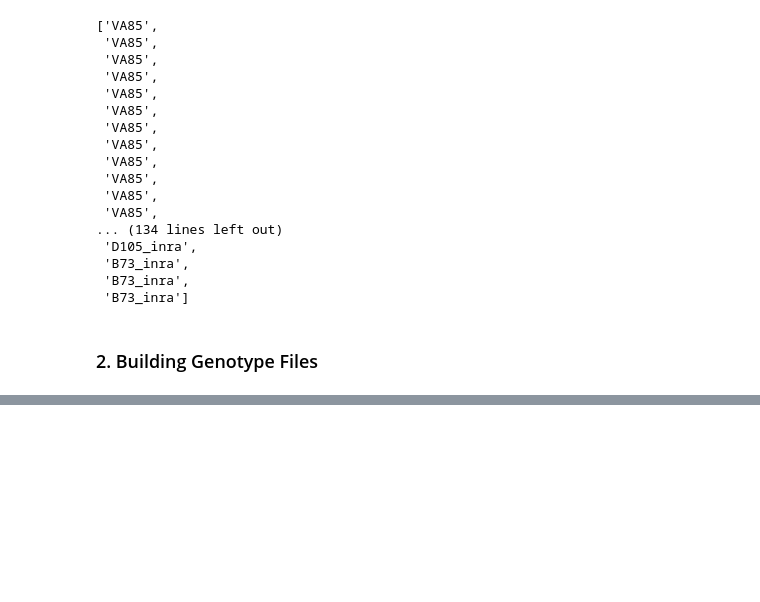
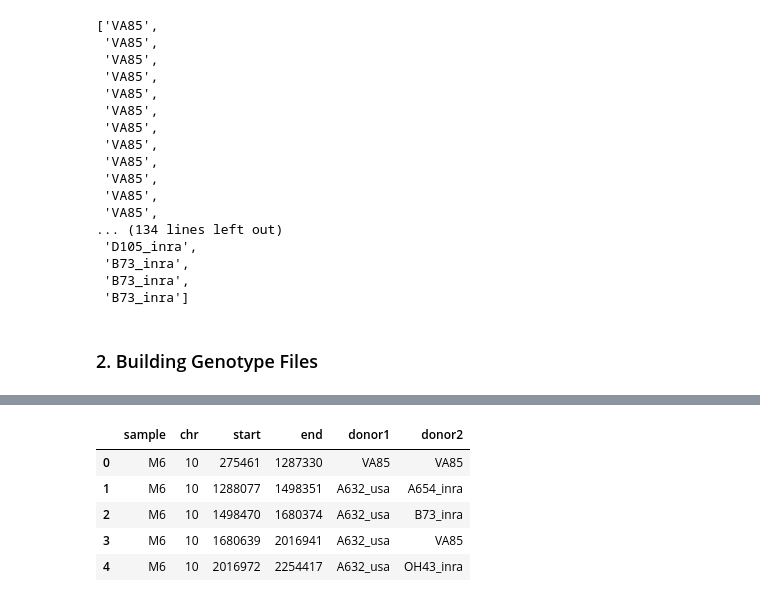
Before and after one commit to sarahodell/impute, a Jupyter notebook: BiogemmaSimulation.ipynb, the cells around one changed output, grey strips where cells are left out. Cells and saved outputs as stored; diff of their text form; code cells hidden in the pictures; blank space fills up the shorter version.

```diff
--- a/BiogemmaSimulation.ipynb
+++ b/BiogemmaSimulation.ipynb
@@ -59,0 +166,7 @@ full_sim.make_outfile(lines,'Biogemma_MAGICSim.txt')
+# %%
+#The ProjA file uses number codes for the donors
+#Make a dictionary of all the donors and their associated keys
+donors={}
+for i in stdout.split('\n')[:-1]:
+    line = i.split('\t')
+    donors[line[0]]=line[1]
@@ -59,0 +215,9 @@ full_sim.make_outfile(lines,'Biogemma_MAGICSim.txt')
+# %%
+proja.head()
+# %% [output]
+|  | sample | chr | start | end | donor1 | donor2 |
+| 0 | M6 | 10 | 275461 | 1287330 | VA85 | VA85 |
+| 1 | M6 | 10 | 1288077 | 1498351 | A632_usa | A654_inra |
+| 2 | M6 | 10 | 1498470 | 1680374 | A632_usa | B73_inra |
+| 3 | M6 | 10 | 1680639 | 2016941 | A632_usa | VA85 |
+| 4 | M6 | 10 | 2016972 | 2254417 | A632_usa | OH43_inra |
```
Also changed, not shown: parts of 45 cells of this notebook, 34 other files.
